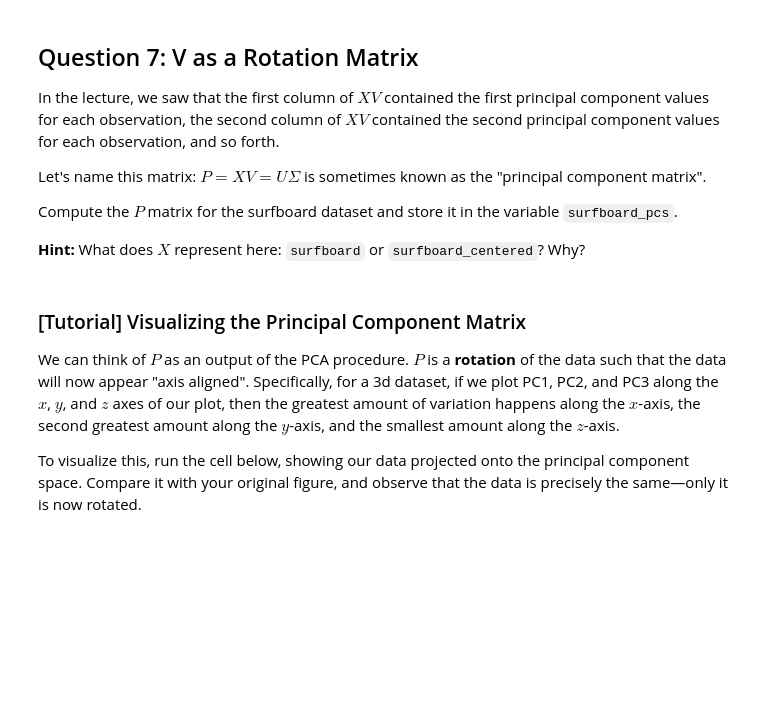
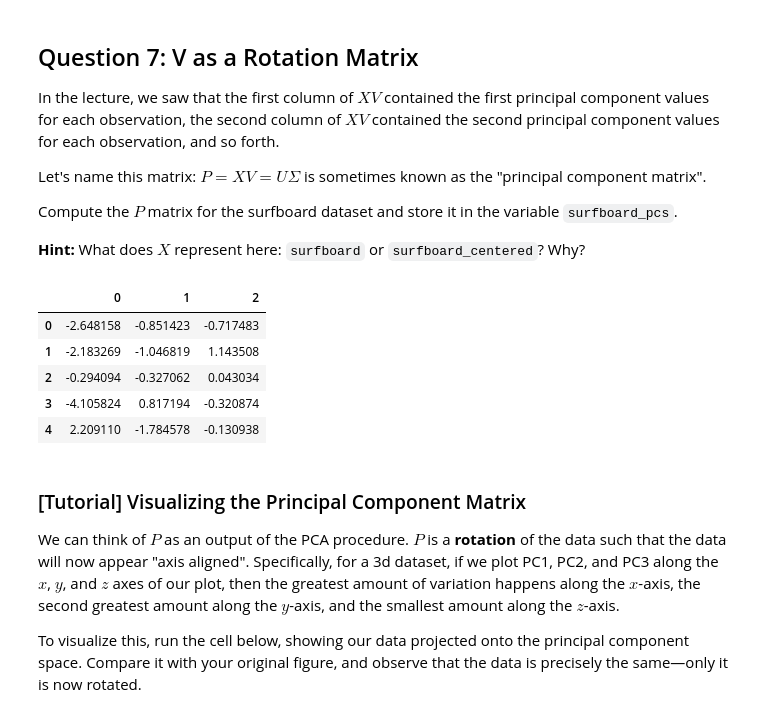
Before and after one commit to Ingridsm21/Data_Analysis, a Jupyter notebook: clinic4/clinic4-dr.ipynb, the cells around one changed output. Drawn from its saved outputs; the diff is of its cells as text; code cells hidden in the pictures; blank space fills up the shorter version.

```diff
--- a/clinic4/clinic4-dr.ipynb
+++ b/clinic4/clinic4-dr.ipynb
@@ -623,7 +628,7 @@ In the following cell, compute the SVD of `surfboard_centered` as $U\Sigma V^T$,
 Your code should be very similar to Question 1b.
 # %%
 # Perform SVD
-u2, s2, vt2 = ...
+u2, s2, vt2 = np.linalg.svd(surfboard_centered)
 
 # Display results
 u2, s2, vt2
@@ -685,10 +719,17 @@ Compute the $P$ matrix for the surfboard dataset and store it in the variable `s
 **Hint:** What does $X$ represent here: `surfboard` or `surfboard_centered`? Why?
 # %%
 # Compute the principal component matrix
-surfboard_pcs = ...
+surfboard_pcs = surfboard_centered @ vt2.T
 
 # Display the first few rows
 surfboard_pcs[:5]
+# %% [output]
+|  | 0 | 1 | 2 |
+| 0 | -2.648158 | -0.851423 | -0.717483 |
+| 1 | -2.183269 | -1.046819 | 1.143508 |
+| 2 | -0.294094 | -0.327062 | 0.043034 |
+| 3 | -4.105824 | 0.817194 | -0.320874 |
+| 4 | 2.209110 | -1.784578 | -0.130938 |
 # %% [markdown]
 ### [Tutorial] Visualizing the Principal Component Matrix
 
```
Also changed, not shown: parts of 13 cells of this notebook, 18 other files.
